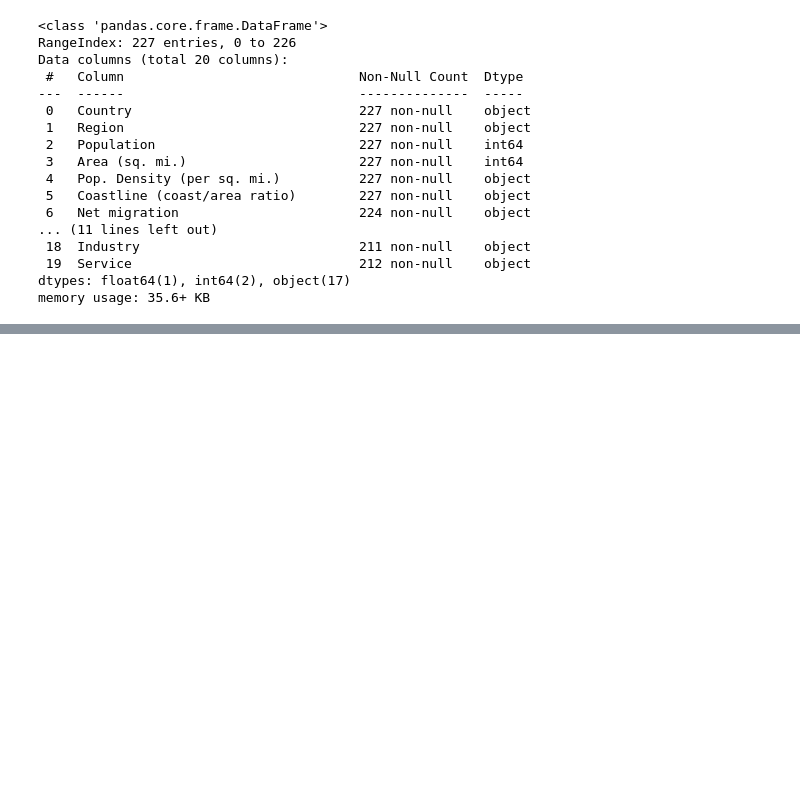
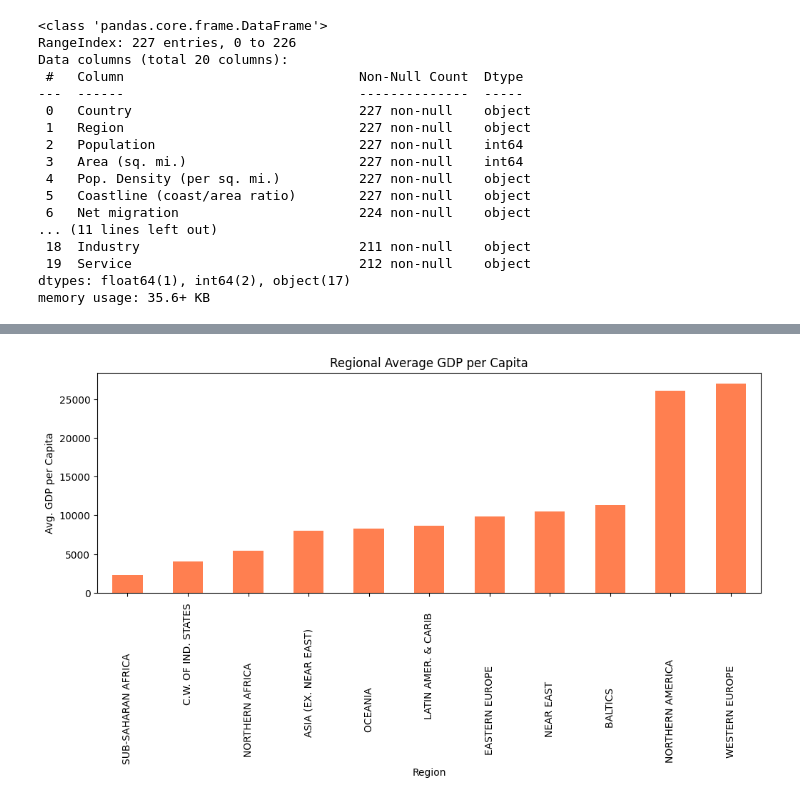
Before and after one commit to ujwalateegala/teegala-ujwala, a Jupyter notebook: project.ipynb, the cells around one changed output, grey strips where cells are left out. Cells and saved outputs as stored; diff of their text form; code cells hidden in the pictures; blank space fills up the shorter version.

```diff
--- a/project.ipynb
+++ b/project.ipynb
@@ -112,0 +176,9 @@ AttributeError: 'function' object has no attribute 'Density'
+# %%
+fig = plt.figure(figsize=(12, 4))
+df.groupby('region')['gdp_per_capita'].mean().sort_values().plot(kind='bar', color='coral')
+plt.title('Regional Average GDP per Capita')
+plt.xlabel("Region")
+plt.ylabel('Avg. GDP per Capita')
+plt.show()
+# %% [output]
+[figure, added]
```
Also changed, not shown: parts of 20 cells of this notebook.
